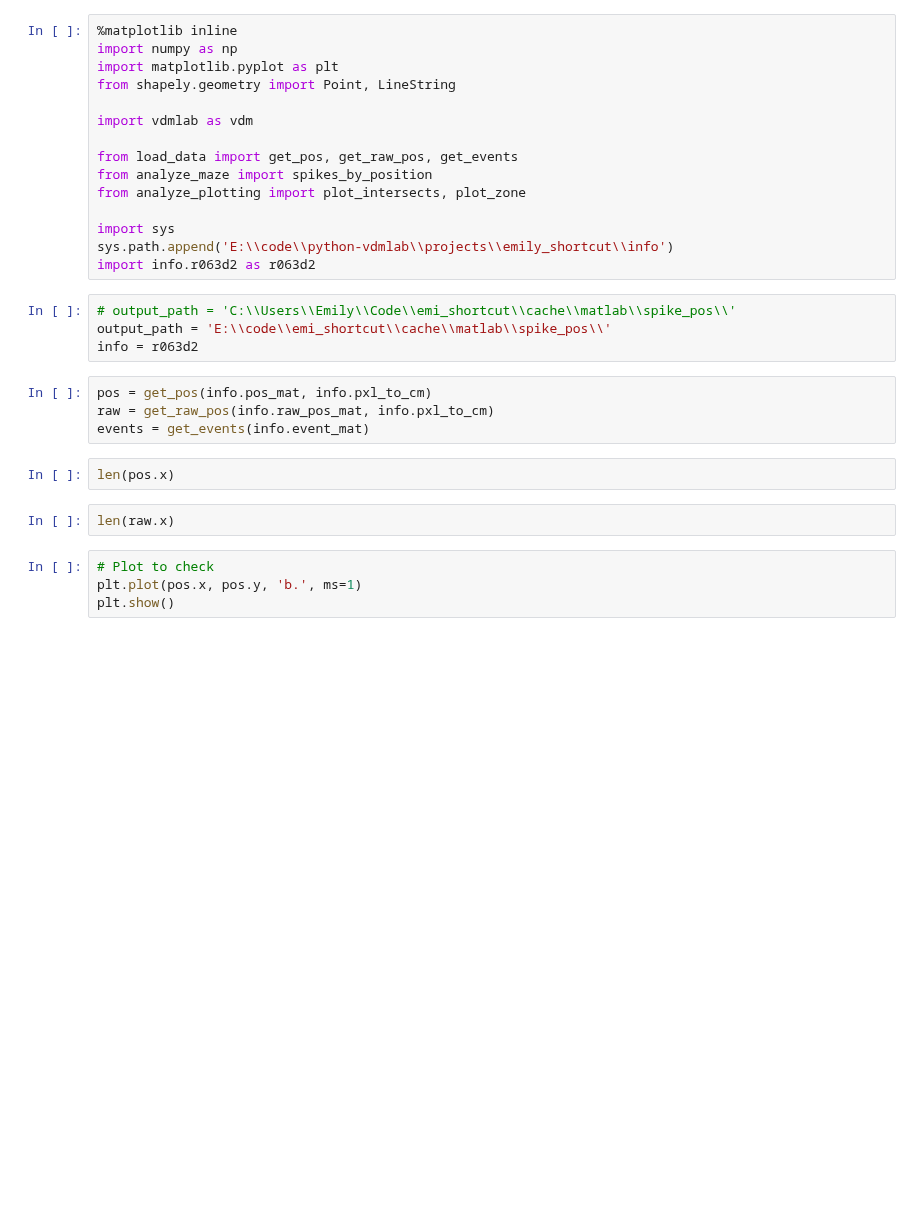
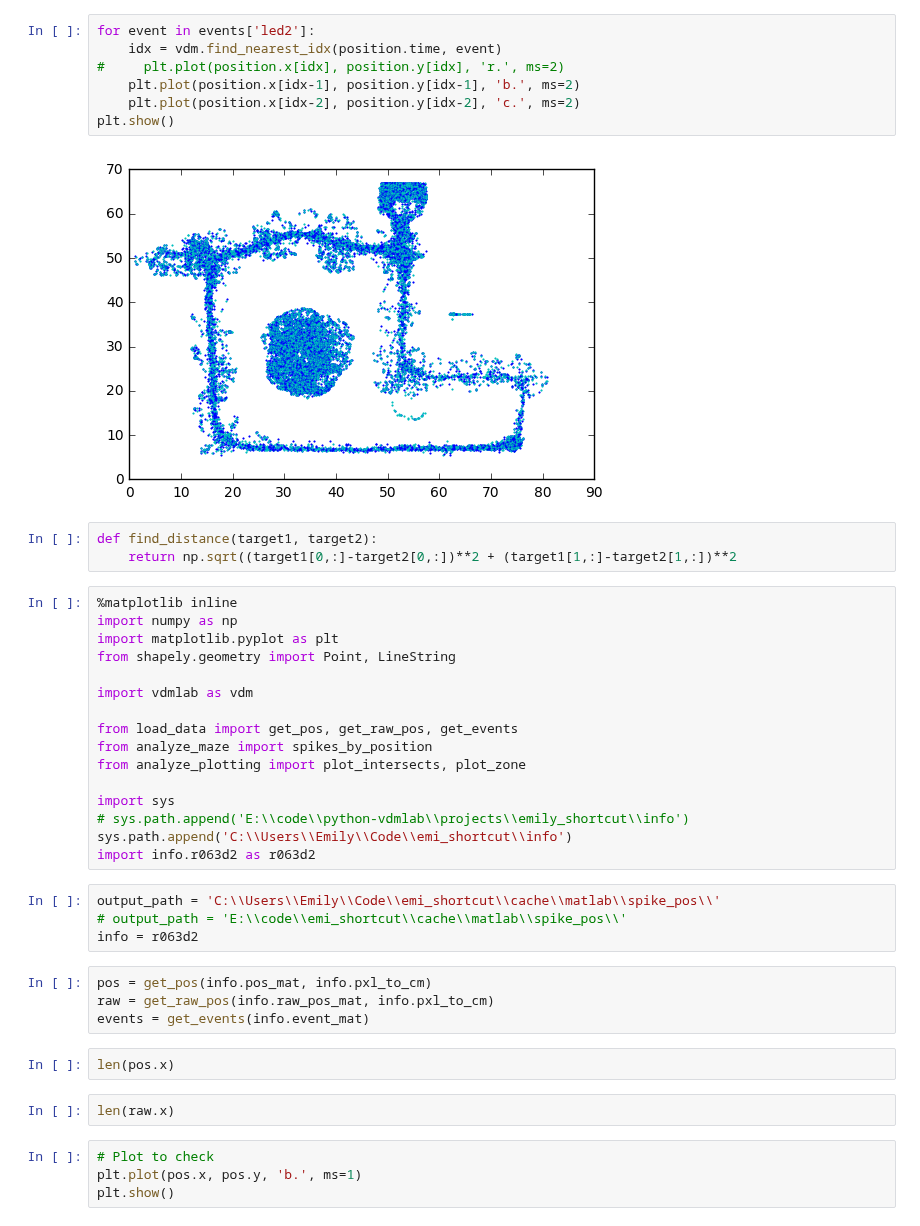
Before and after one commit to vandermeerlab/emi_shortcut, a Jupyter notebook: correct_position.ipynb, the cells around one changed output. Drawn from its saved outputs; the diff is of its cells as text; blank space fills up the shorter version.

```diff
--- a/correct_position.ipynb
+++ b/correct_position.ipynb
@@ -1,3 +55,15 @@
+# %%
+for event in events['led2']:
+    idx = vdm.find_nearest_idx(position.time, event)
+#     plt.plot(position.x[idx], position.y[idx], 'r.', ms=2)
+    plt.plot(position.x[idx-1], position.y[idx-1], 'b.', ms=2)
+    plt.plot(position.x[idx-2], position.y[idx-2], 'c.', ms=2)
+plt.show()
+# %% [output]
+[figure, added]
+# %%
+def find_distance(target1, target2):
+    return np.sqrt((target1[0,:]-target2[0,:])**2 + (target1[1,:]-target2[1,:])**2
 # %%
 %matplotlib inline
 import numpy as np
@@ -11,11 +77,12 @@ from analyze_maze import spikes_by_position
 from analyze_plotting import plot_intersects, plot_zone
 
 import sys
-sys.path.append('E:\\code\\python-vdmlab\\projects\\emily_shortcut\\info')
+# sys.path.append('E:\\code\\python-vdmlab\\projects\\emily_shortcut\\info')
+sys.path.append('C:\\Users\\Emily\\Code\\emi_shortcut\\info')
 import info.r063d2 as r063d2
 # %%
-# output_path = 'C:\\Users\\Emily\\Code\\emi_shortcut\\cache\\matlab\\spike_pos\\'
-output_path = 'E:\\code\\emi_shortcut\\cache\\matlab\\spike_pos\\'
+output_path = 'C:\\Users\\Emily\\Code\\emi_shortcut\\cache\\matlab\\spike_pos\\'
+# output_path = 'E:\\code\\emi_shortcut\\cache\\matlab\\spike_pos\\'
 info = r063d2
 # %%
 pos = get_pos(info.pos_mat, info.pxl_to_cm)
```
Also changed, not shown: parts of 6 cells of this notebook, 1 other file.
